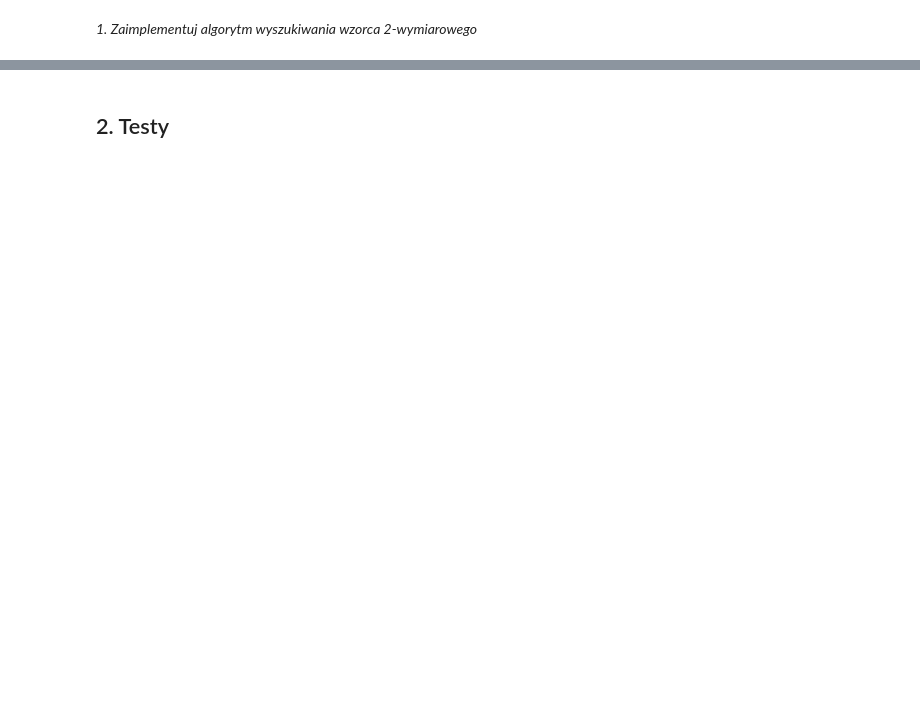
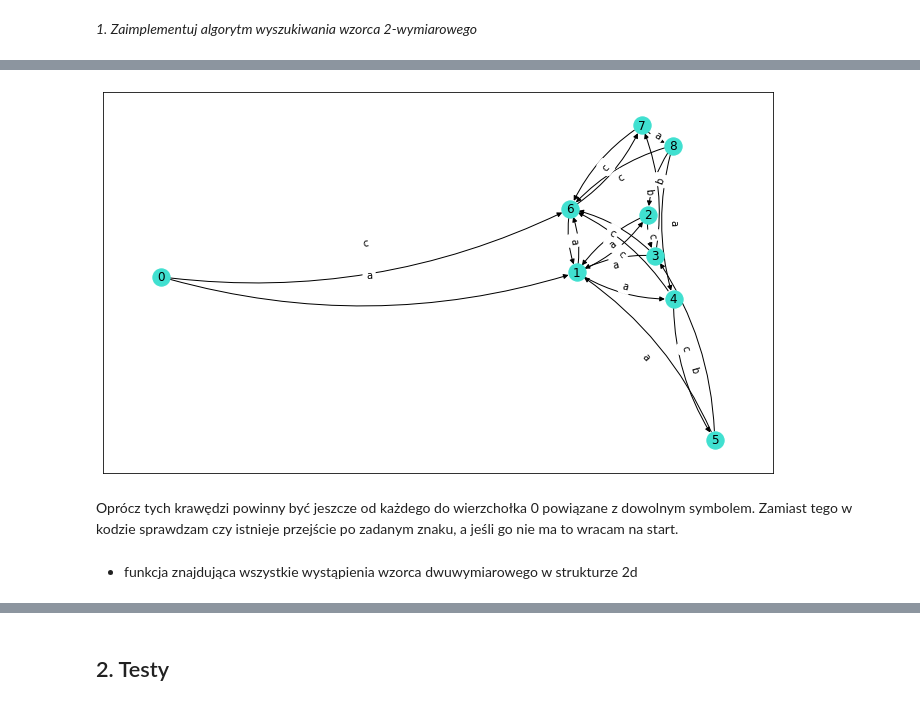
Before and after one commit to mhawryluk/text-algorithms, a Jupyter notebook: 6-2d-matching/zad6.ipynb, the cells around one changed output, grey strips where cells are left out. Drawn from its saved outputs; the diff is of its cells as text; code cells hidden in the pictures; blank space fills up the shorter version.

```diff
--- a/6-2d-matching/zad6.ipynb
+++ b/6-2d-matching/zad6.ipynb
@@ -162,4 +212,12 @@ def modify_automaton(head):
         copy_edges(node)
 
     return head
+# %%
+show_graph(modify_automaton(build_automaton(pattern)))
+# %% [output]
+[figure, added]
+# %% [markdown]
+Oprócz tych krawędzi powinny być jeszcze od każdego do wierzchołka 0 powiązane z dowolnym symbolem. Zamiast tego w kodzie sprawdzam czy istnieje przejście po zadanym znaku, a jeśli go nie ma to wracam na start.
+# %% [markdown]
+* funkcja znajdująca wszystkie wystąpienia wzorca dwuwymiarowego w strukturze 2d
 # %%
```
Also changed, not shown: parts of 43 cells of this notebook.
